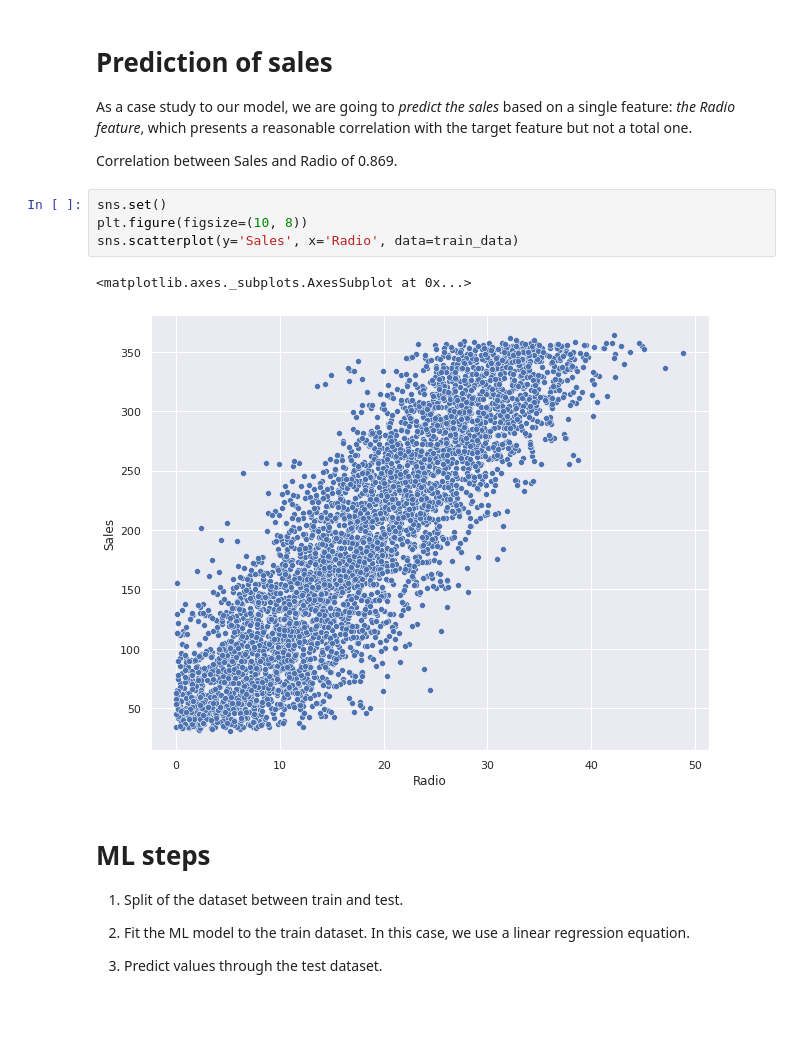
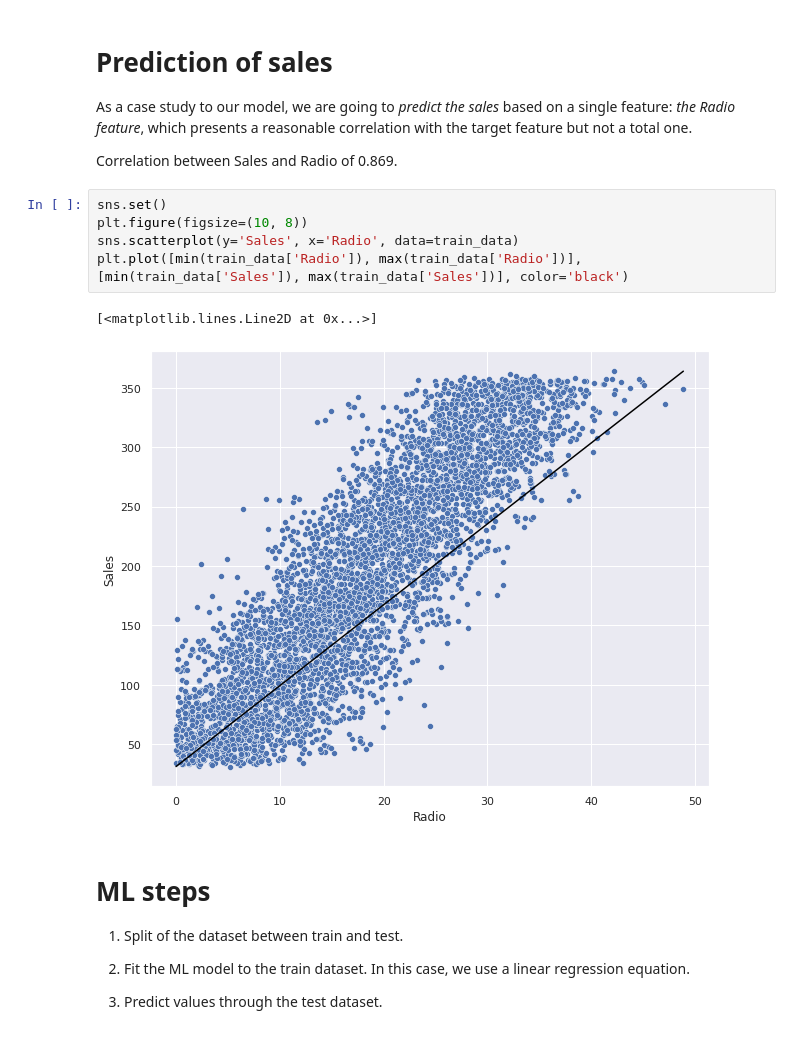
Before and after one commit to llcorrea/GradientDescent, a Jupyter notebook: GradientDescent.ipynb, the cells around one changed output. Cells and saved outputs as stored; diff of their text form.

```diff
--- a/GradientDescent.ipynb
+++ b/GradientDescent.ipynb
@@ -137,10 +137,11 @@ Correlation between Sales and Radio of 0.869.
 # %%
 sns.set()
 plt.figure(figsize=(10, 8))
 sns.scatterplot(y='Sales', x='Radio', data=train_data)
+plt.plot([min(train_data['Radio']), max(train_data['Radio'])], [min(train_data['Sales']), max(train_data['Sales'])], color='black')
 # %% [output]
-<matplotlib.axes._subplots.AxesSubplot at 0x...>
+[<matplotlib.lines.Line2D at 0x...>]
-[figure, old version]
+[figure, new version]
 # %% [markdown]
 # **ML steps**
 
```
Also changed, not shown: parts of 5 cells of this notebook.
